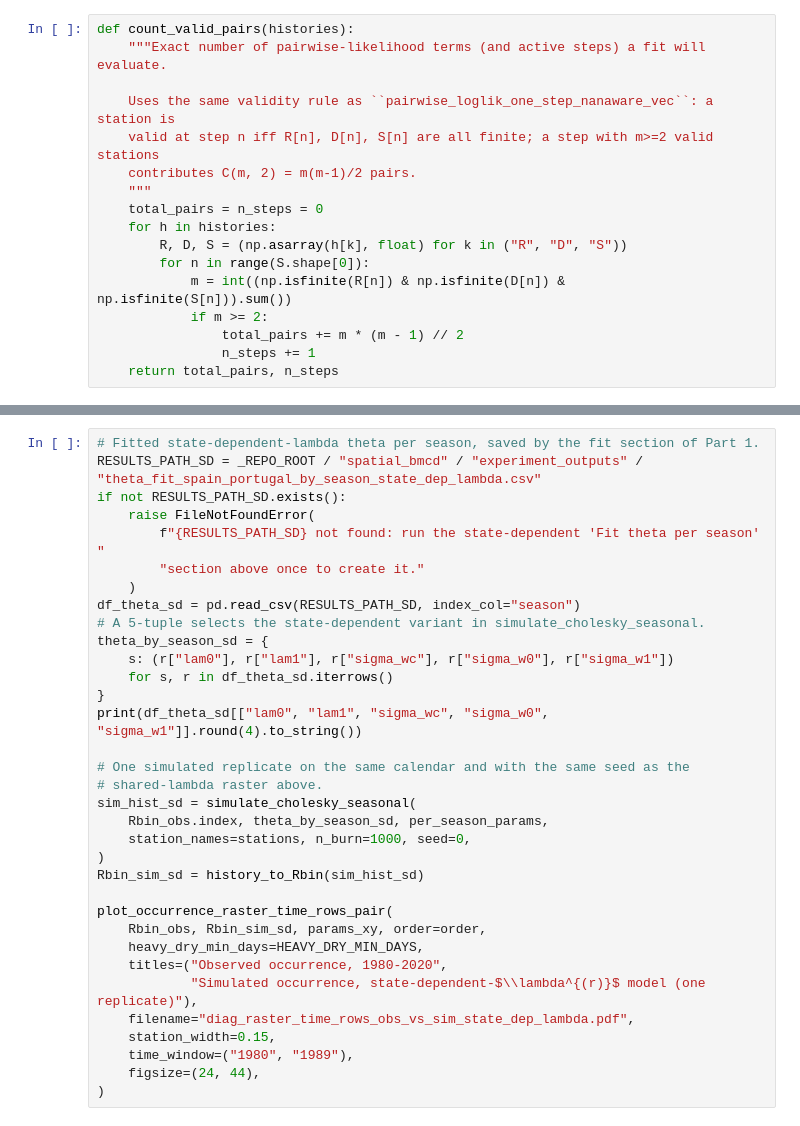
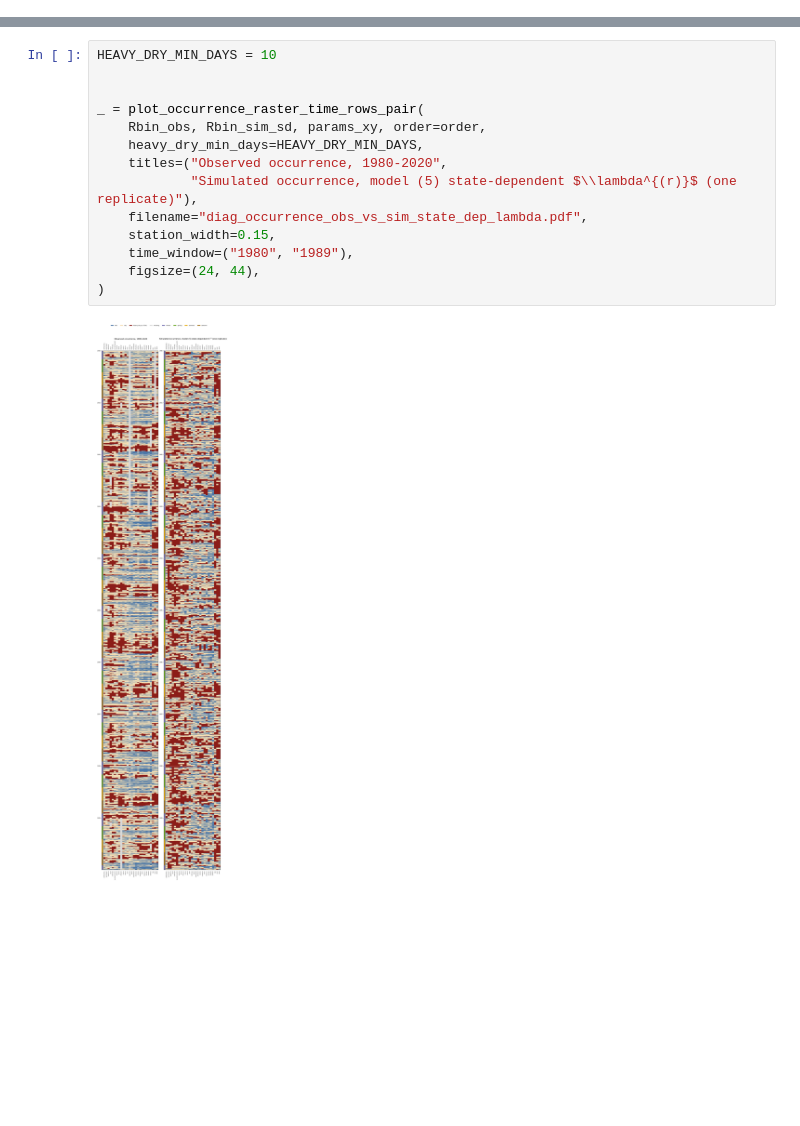
Before and after one commit to antoinedoize/rainfall_occurrence_BMCD, a Jupyter notebook: spatial_bmcd/spatial_lin_mod_coregion_fit_spain_portugal.ipynb, the cells around one changed output, grey strips where cells are left out. Saved outputs shown, nothing was run; the diff lists cells and outputs as text; blank space fills up the shorter version.

```diff
--- a/spatial_bmcd/spatial_lin_mod_coregion_fit_spain_portugal.ipynb
+++ b/spatial_bmcd/spatial_lin_mod_coregion_fit_spain_portugal.ipynb
@@ -106,18 +110 @@ Loaded raw RR for 35/35 stations
-# %%
-def count_valid_pairs(histories):
-    """Exact number of pairwise-likelihood terms (and active steps) a fit will evaluate.
-
-    Uses the same validity rule as ``pairwise_loglik_one_step_nanaware_vec``: a station is
-    valid at step n iff R[n], D[n], S[n] are all finite; a step with m>=2 valid stations
-    contributes C(m, 2) = m(m-1)/2 pairs.
-    """
-    total_pairs = n_steps = 0
-    for h in histories:
-        R, D, S = (np.asarray(h[k], float) for k in ("R", "D", "S"))
-        for n in range(S.shape[0]):
-            m = int((np.isfinite(R[n]) & np.isfinite(D[n]) & np.isfinite(S[n])).sum())
-            if m >= 2:
-                total_pairs += m * (m - 1) // 2
-                n_steps += 1
-    return total_pairs, n_steps
 # %% [markdown]
@@ -358,34 +316,16 @@ Same continuous multi-season simulation rule, same seed, same calendar, same ser
 # %%
-# Fitted state-dependent-lambda theta per season, saved by the fit section of Part 1.
-RESULTS_PATH_SD = _REPO_ROOT / "spatial_bmcd" / "experiment_outputs" / "theta_fit_spain_portugal_by_season_state_dep_lambda.csv"
-if not RESULTS_PATH_SD.exists():
-    raise FileNotFoundError(
-        f"{RESULTS_PATH_SD} not found: run the state-dependent 'Fit theta per season' "
-        "section above once to create it."
-    )
-df_theta_sd = pd.read_csv(RESULTS_PATH_SD, index_col="season")
-# A 5-tuple selects the state-dependent variant in simulate_cholesky_seasonal.
-theta_by_season_sd = {
-    s: (r["lam0"], r["lam1"], r["sigma_wc"], r["sigma_w0"], r["sigma_w1"])
-    for s, r in df_theta_sd.iterrows()
-}
-print(df_theta_sd[["lam0", "lam1", "sigma_wc", "sigma_w0", "sigma_w1"]].round(4).to_string())
+HEAVY_DRY_MIN_DAYS = 10
 
-# One simulated replicate on the same calendar and with the same seed as the
-# shared-lambda raster above.
-sim_hist_sd = simulate_cholesky_seasonal(
-    Rbin_obs.index, theta_by_season_sd, per_season_params,
-    station_names=stations, n_burn=1000, seed=0,
-)
-Rbin_sim_sd = history_to_Rbin(sim_hist_sd)
 
-plot_occurrence_raster_time_rows_pair(
+_ = plot_occurrence_raster_time_rows_pair(
     Rbin_obs, Rbin_sim_sd, params_xy, order=order,
     heavy_dry_min_days=HEAVY_DRY_MIN_DAYS,
     titles=("Observed occurrence, 1980-2020",
-            "Simulated occurrence, state-dependent-$\\lambda^{(r)}$ model (one replicate)"),
-    filename="diag_raster_time_rows_obs_vs_sim_state_dep_lambda.pdf",
+            "Simulated occurrence, model (5) state-dependent $\\lambda^{(r)}$ (one replicate)"),
+    filename="diag_occurrence_obs_vs_sim_state_dep_lambda.pdf",
     station_width=0.15,
     time_window=("1980", "1989"),
     figsize=(24, 44),
 )
+# %% [output]
+[figure, added]
```
Also changed, not shown: parts of 25 cells of this notebook, 8 other files.
